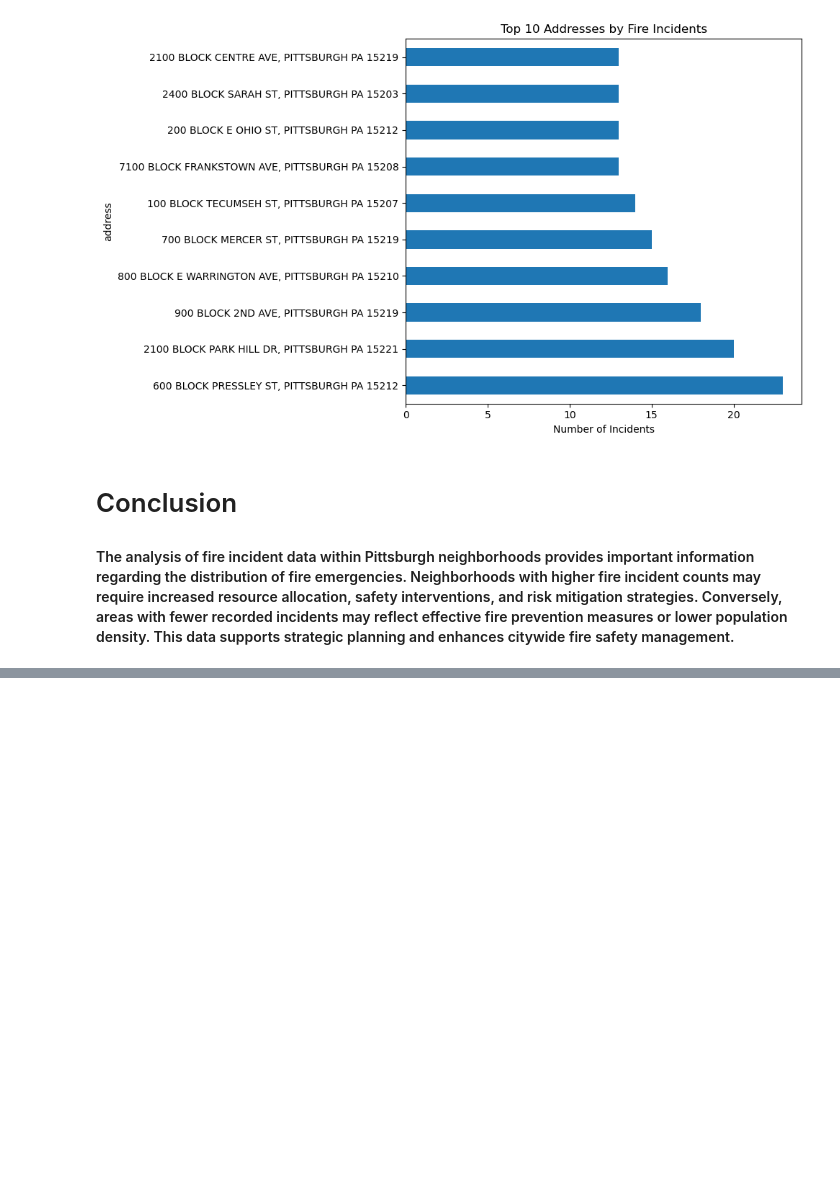
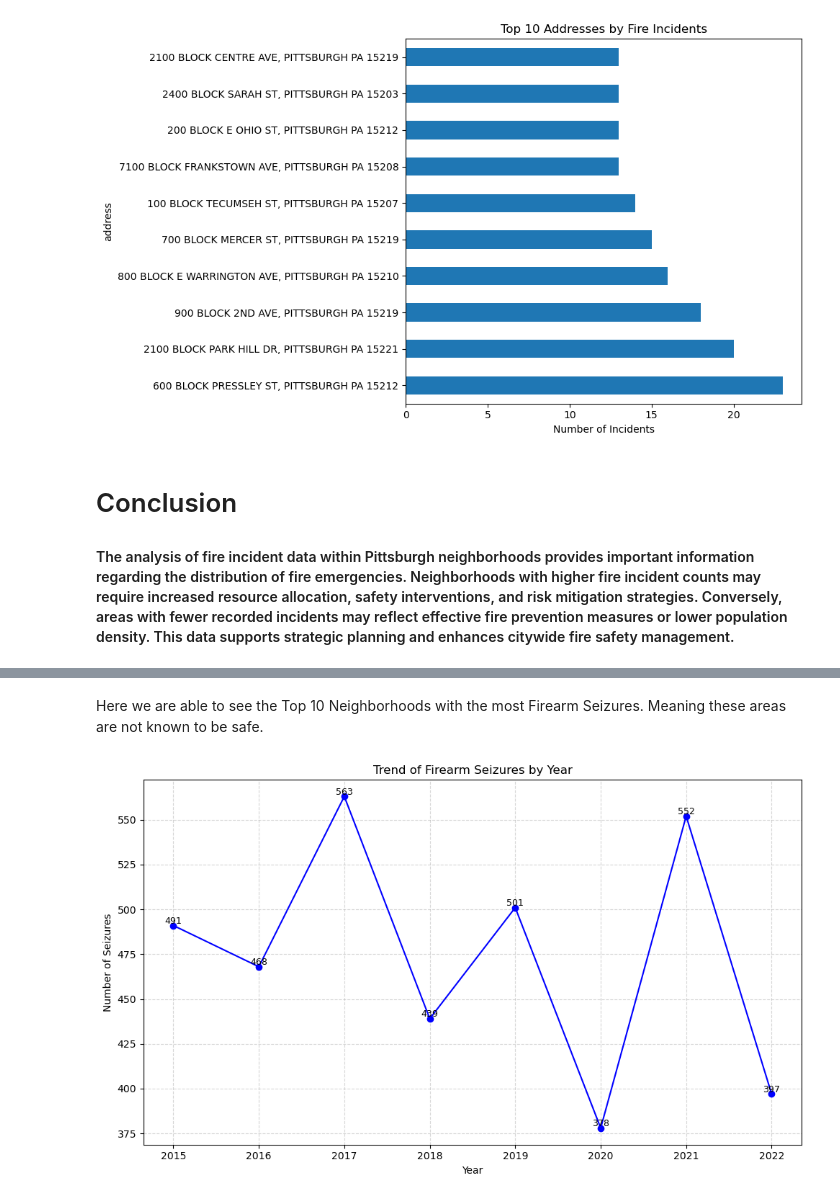
Before and after one commit to mariia-sierova/Final_Project, a Jupyter notebook: Presentation_Final.ipynb, the cells around one changed output, grey strips where cells are left out. Drawn from its saved outputs; the diff is of its cells as text; code cells hidden in the pictures; blank space fills up the shorter version.

```diff
--- a/Presentation_Final.ipynb
+++ b/Presentation_Final.ipynb
@@ -505,0 +541,20 @@ plt.show()
+# %% [markdown]
+Here we are able to see the Top 10 Neighborhoods with the most Firearm Seizures. Meaning these areas are not known to be safe.
+# %%
+#firearm seizures by year, line plot
+if 'year' in firearm.columns:
+    year_counts = firearm['year'].value_counts().sort_index()
+
+    plt.figure(figsize = (10, 6))
+    plt.plot(year_counts.index, year_counts.values, marker = 'o', linestyle = '-', color = 'blue')
+    plt.title('Trend of Firearm Seizures by Year')
+    plt.xlabel('Year')
+    plt.ylabel('Number of Seizures')
+    for x, y in zip(year_counts.index, year_counts.values):
+        plt.text(x, y + 1, str(y), ha = 'center', fontsize = 9)
+    plt.grid(True, linestyle = '--', alpha = 0.5)
+    plt.xticks(year_counts.index)
+    plt.tight_layout()
+    plt.show()
+# %% [output]
+[figure, added]
```
Also changed, not shown: parts of 7 cells of this notebook, 2 other files.
